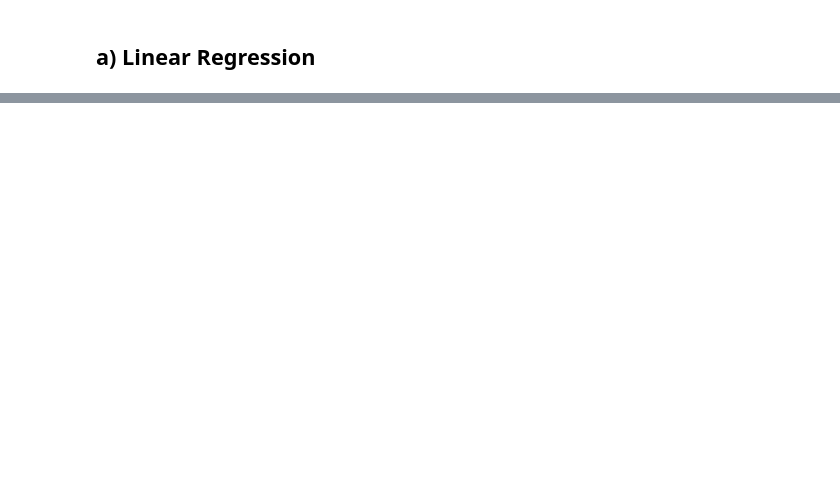
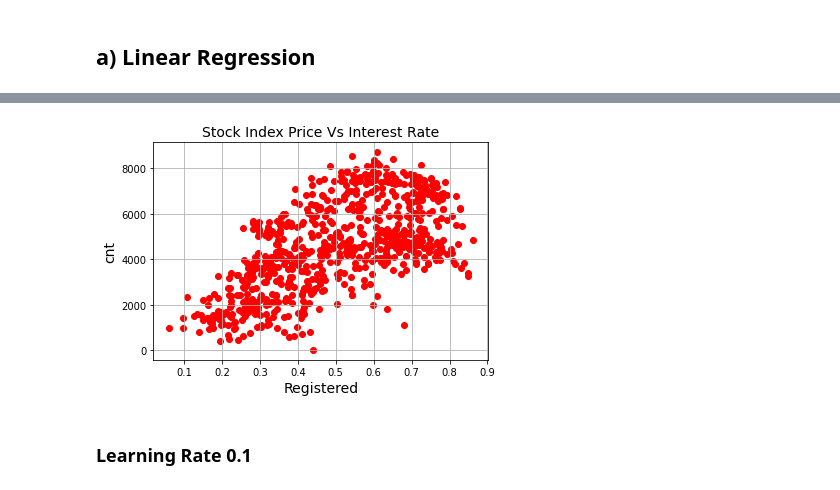
Before and after one commit to Ilna/MachineLearning_Classification-Regression, a Jupyter notebook: ML_Assigment1.ipynb, the cells around one changed output, grey strips where cells are left out. Cells and saved outputs as stored; diff of their text form; code cells hidden in the pictures; blank space fills up the shorter version.

Commit message:
Linear Regression

```diff
--- a/ML_Assigment1.ipynb
+++ b/ML_Assigment1.ipynb
@@ -185,2 +134,16 @@ Image(graph.create_png())
 # %% [markdown]
 ## a) Linear Regression
+# %%
+from sklearn.linear_model import SGDClassifier, SGDRegressor
+import sys
+from io import StringIO
+import matplotlib.pyplot as plt
+import numpy as np
+
+X = linearRegressionDataframe.copy()
+# remove the cnt from the data
+del X["cnt"]
+y = X['cnt']
+
+print(X.head())
+print(y.head())
@@ -186,0 +163,15 @@ Image(graph.create_png())
+# %%
+from sklearn.model_selection import train_test_split
+
+X_train, X_test, y_train, y_test = train_test_split(X, y, test_size=0.3, random_state=0)
+
+plt.scatter(X['temp'], y, color='red')
+plt.title('Stock Index Price Vs Interest Rate', fontsize=14)
+plt.xlabel('Registered', fontsize=14)
+plt.ylabel('cnt', fontsize=14)
+plt.grid(True)
+plt.show()
+# %% [output]
+[figure, added]
+# %% [markdown]
+### Learning Rate 0.1
```
Also changed, not shown: parts of 39 cells of this notebook.
